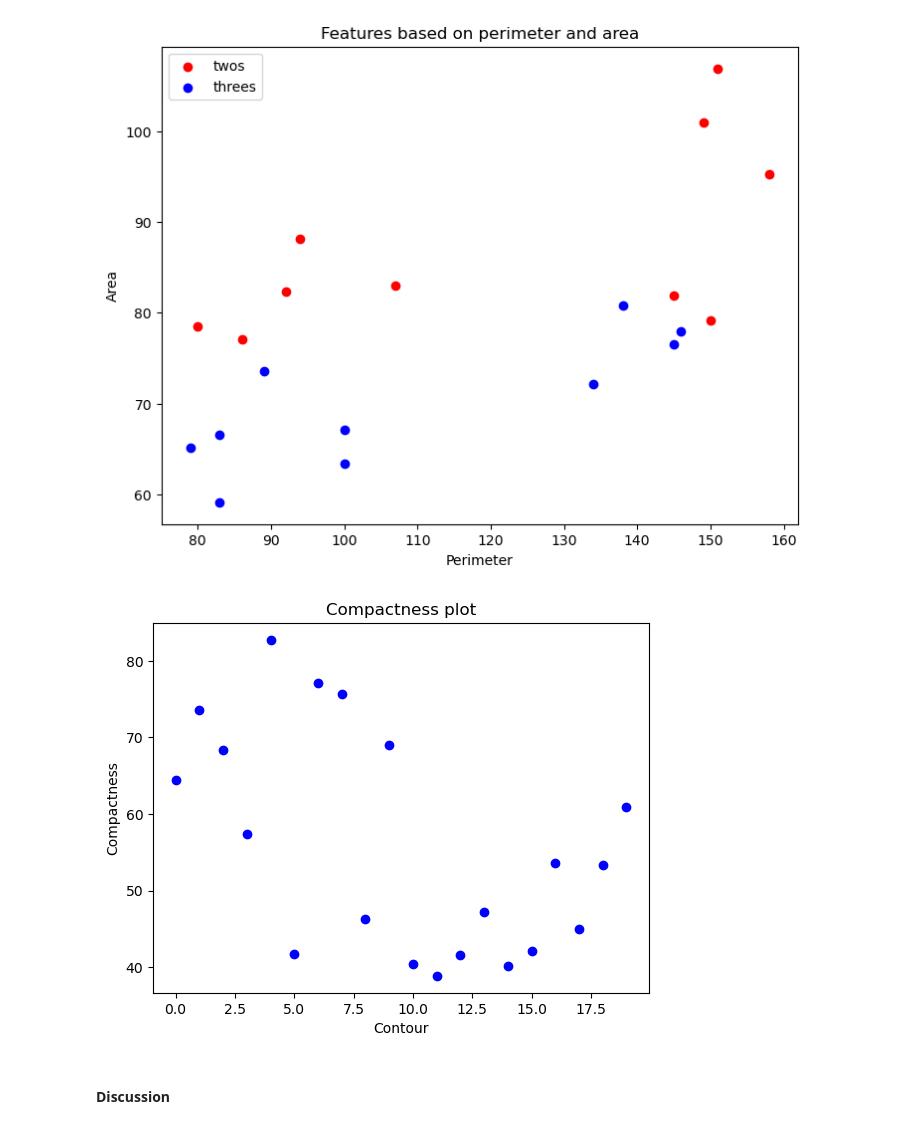
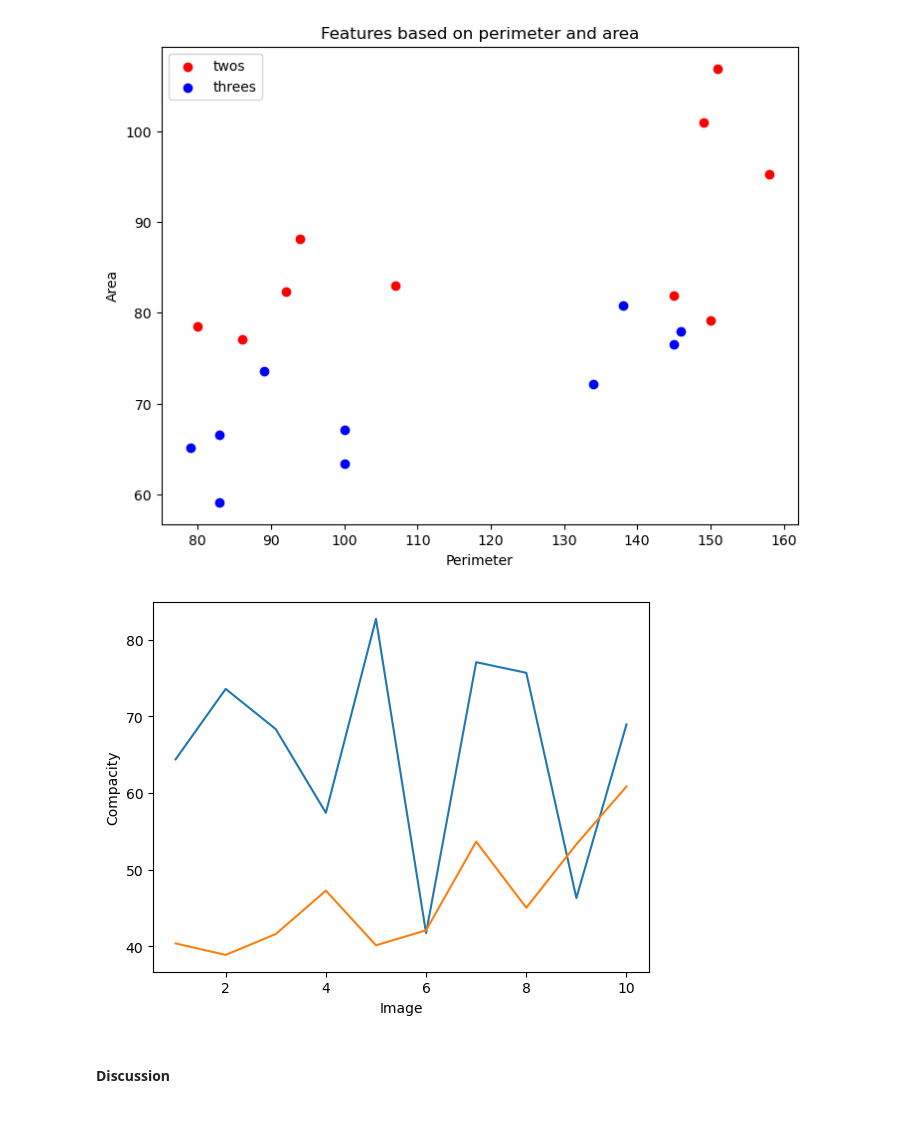
Before and after one commit to mrizaarseven98/do-not-cheat, a Jupyter notebook: labs/lab_02_object_description.ipynb, the cells around one changed output. Drawn from its saved outputs; the diff is of its cells as text; code cells hidden in the pictures.

```diff
--- a/labs/lab_02_object_description.ipynb
+++ b/labs/lab_02_object_description.ipynb
@@ -513,18 +512,20 @@ plt.show()
 # %%
 # TODO: Make the 1D plot of the compacity
 import matplotlib.pyplot as plt
 
-# Combine the compactness lists for each category
-compactness_all = [cc + chc]
+# Create the x and y data
+x = list(range(1, 11))
 
-# Plot the compactness values
-plt.plot(compactness_all[0], 'bo')
-plt.xlabel('Contour')
-plt.ylabel('Compactness')
-plt.title('Compactness plot')
+
+# Plot the data as a line plot
+plt.plot(x, cc)
+plt.plot(x, chc)
+plt.xlabel('Image')
+plt.ylabel('Compacity')
+
 plt.show()
 # %% [output]
-[figure, old version]
+[figure, new version]
 # %% [markdown]
 ####  Discussion
 # %% [markdown]
```
Also changed, not shown: parts of 2 cells of this notebook.
